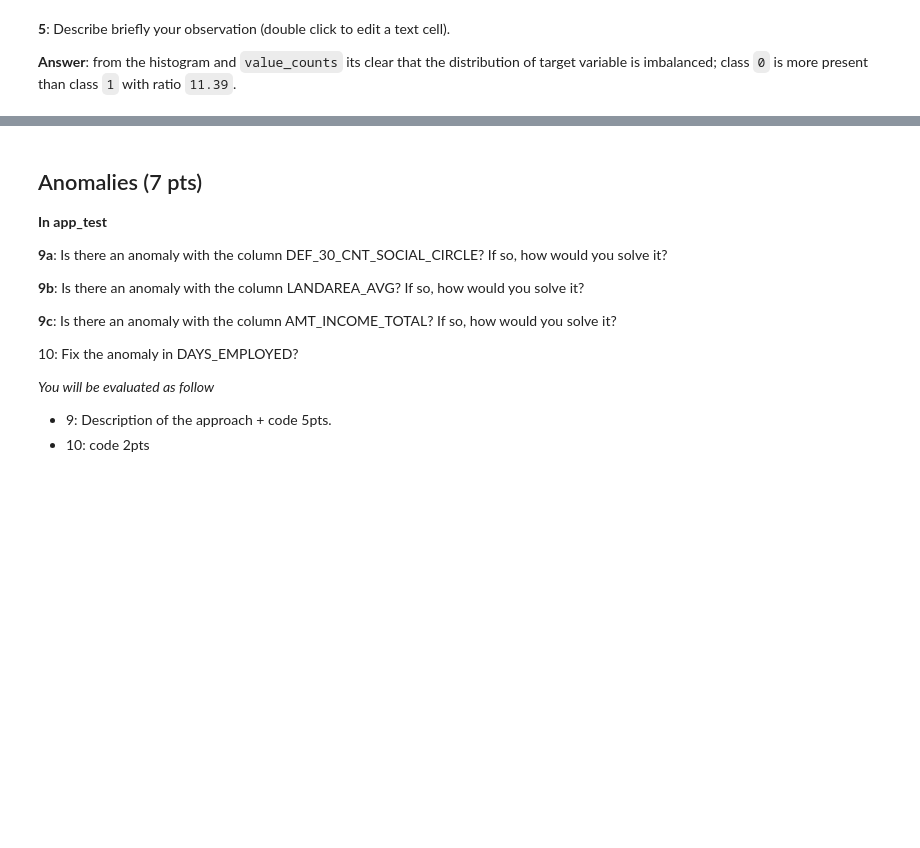
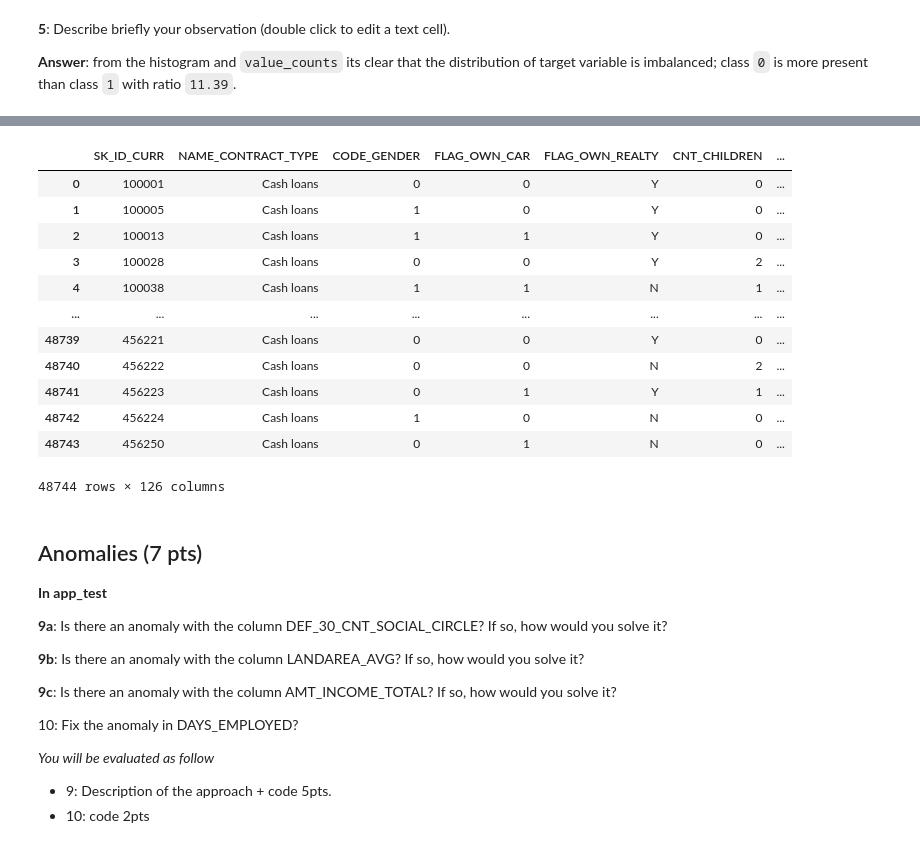
Before and after one commit to ztsv-av/applied-ml-mids-2024, a Jupyter notebook: Project_Part_1.ipynb, the cells around one changed output, grey strips where cells are left out. Cells and saved outputs as stored; diff of their text form; code cells hidden in the pictures; blank space fills up the shorter version.

```diff
--- a/Project_Part_1.ipynb
+++ b/Project_Part_1.ipynb
@@ -188,5 +198,5 @@ def handle_nans(df: pd.DataFrame, row_thres: float=0.05, col_thres: float=0.25,
 # %%
-df = handle_nans(app_test)
-print(f"Shape before: {app_test.shape}\nShape after: {df.shape}")
-print(f"Number of NaNs: {df.isnull().sum().sum()}")
+app_test = handle_nans(app_test) # 4
+print(f"New shape: {app_test.shape}")
+print(f"Number of NaNs: {app_test.isnull().sum().sum()}")
 # %% [output]
@@ -352,0 +348,34 @@ In `app_test`
+# %%
+label_encoder = LabelEncoder()
+def encodeBinary(df: pd.DataFrame, columns: list, label_encoder: LabelEncoder) -> pd.DataFrame:
+    for column in columns:
+        df[column] = label_encoder.fit_transform(df[column])
+    return df
+
+def encodeCategorical(df: pd.DataFrame, columns: list, prefix: str ='OneHot') -> pd.DataFrame:
+    df = pd.get_dummies(df, columns=columns, prefix=prefix)
+    return df
+# %%
+app_test_new = app_test.copy()
+# 7a & 7b & 7c
+# encoding binary variables CODE_GENDER and FLAG_OWN_CAR
+app_test_new = encodeBinary(df=app_test_new, columns=['CODE_GENDER', 'FLAG_OWN_CAR'], label_encoder=label_encoder)
+# encoding NAME_HOUSING_TYPE
+housing_mapping = {
+    'House / apartment': 'Stable Housing',
+    'Co-op apartment': 'Stable Housing',
+    'Rented apartment': 'Rented/Temporary Housing',
+    'Municipal apartment': 'Rented/Temporary Housing',
+    'Office apartment': 'Rented/Temporary Housing',
+    'With parents': 'With parents'
+} # define mapping for NAME_HOUSING_TYPE to convert from 6 classes to 3
+app_test_new['NAME_HOUSING_TYPE'] = app_test_new['NAME_HOUSING_TYPE'].map(housing_mapping) # apply the mapping to create a new column with 3 categories
+# encoding ORGANIZATION_TYPE
+threshold = app_test_new.shape[0] * 0.1 # define cut-off threshold
+org_type_counts = app_test_new['ORGANIZATION_TYPE'].value_counts() # count each category
+org_below_threshold = org_type_counts[org_type_counts < threshold].index # get categories whose count < threshold
+app_test_new['ORGANIZATION_TYPE'] = app_test_new['ORGANIZATION_TYPE'].replace(org_below_threshold, 'Other') # replace categoies to 'other' whose count < threshold
+# one-hot encode NAME_HOUSING_TYPE and new ORGANIZATION_TYPE
+app_test_new = encodeCategorical(app_test_new, columns=['NAME_HOUSING_TYPE', 'ORGANIZATION_TYPE'])
+
+print(f"Original shape: {app_test.shape}; new shape: {app_test_new.shape}")
@@ -353,3 +425,19 @@ In `app_test`
+# %%
+app_test_new
+# %% [output]
+|  | SK_ID_CURR | NAME_CONTRACT_TYPE | CODE_GENDER | FLAG_OWN_CAR | FLAG_OWN_REALTY | CNT_CHILDREN | ... |
+| 0 | 100001 | Cash loans | 0 | 0 | Y | 0 | ... |
+| 1 | 100005 | Cash loans | 1 | 0 | Y | 0 | ... |
+| 2 | 100013 | Cash loans | 1 | 1 | Y | 0 | ... |
+| 3 | 100028 | Cash loans | 0 | 0 | Y | 2 | ... |
+| 4 | 100038 | Cash loans | 1 | 1 | N | 1 | ... |
+| ... | ... | ... | ... | ... | ... | ... | ... |
+| 48739 | 456221 | Cash loans | 0 | 0 | Y | 0 | ... |
+| 48740 | 456222 | Cash loans | 0 | 0 | N | 2 | ... |
+| 48741 | 456223 | Cash loans | 0 | 1 | Y | 1 | ... |
+| 48742 | 456224 | Cash loans | 1 | 0 | N | 0 | ... |
+| 48743 | 456250 | Cash loans | 0 | 1 | N | 0 | ... |
+48744 rows × 126 columns
 # %% [markdown]
 <h2>Anomalies (7 pts)</h2>
 
```
Also changed, not shown: parts of 17 cells of this notebook.
